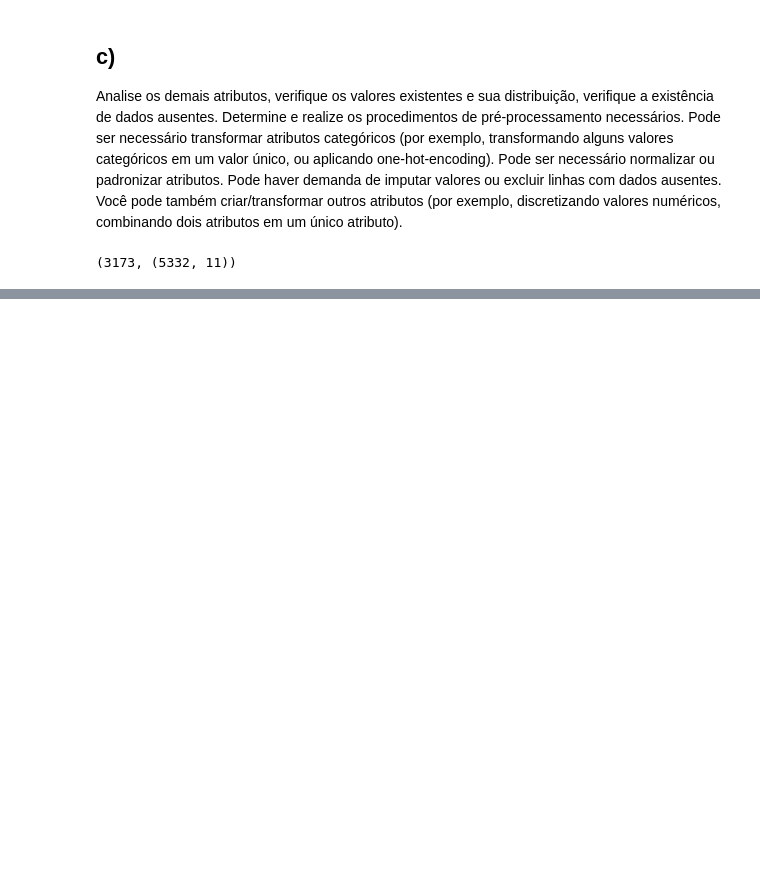
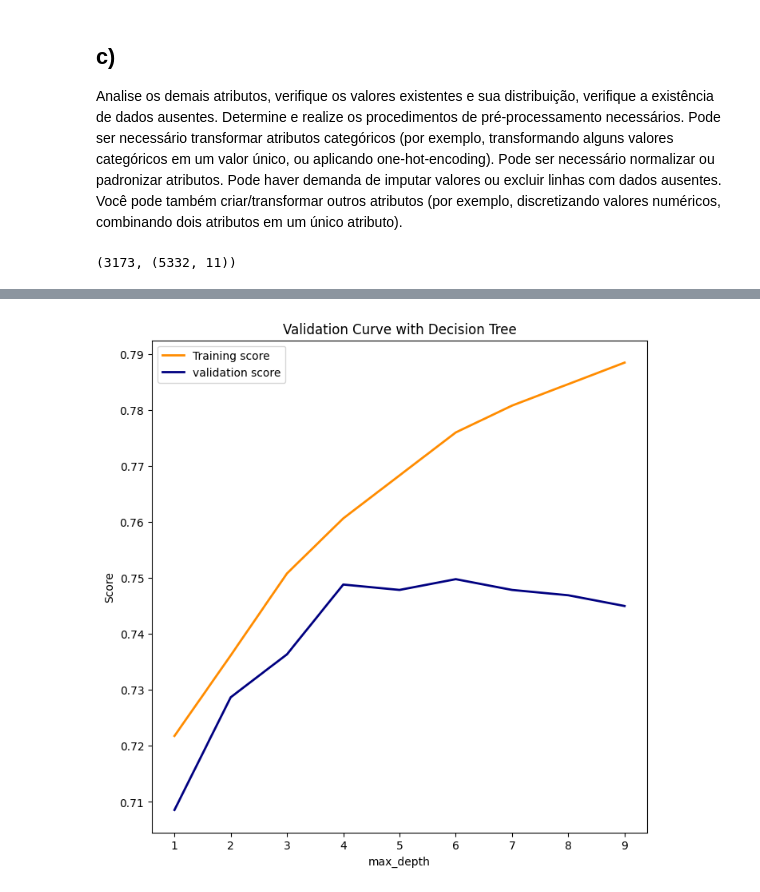
Before and after one commit to denielfer/Micro_dados_enem-2022, a Jupyter notebook: ML.ipynb, the cells around one changed output, grey strips where cells are left out. Drawn from its saved outputs; the diff is of its cells as text; code cells hidden in the pictures; blank space fills up the shorter version.

```diff
--- a/ML.ipynb
+++ b/ML.ipynb
@@ -115,0 +128,16 @@ db_
+# %%
+from sklearn import  metrics
+from sklearn.model_selection import cross_validate
+from sklearn.tree import DecisionTreeClassifier, plot_tree
+
+X = db_.drop('result',axis='columns')
+y = db_['result']
+
+clf = DecisionTreeClassifier(max_depth=10).fit(X, y)
+
+# cross_validate also allows to specify metrics which you want to see
+mean = 0
+for i, score in enumerate(cross_validate(clf, X,y, cv=10)["test_score"]):
+    print(f"Accuracy for the fold no. {i} on the test set: {score}")
+    mean += score
+print('media das accuracy: ',mean/(i+1))
@@ -115,0 +183,35 @@ db_
+# %%
+
+from sklearn.model_selection import validation_curve
+from sklearn.model_selection import ShuffleSplit
+import numpy as np
+
+import matplotlib.pyplot as plt
+
+param_range = np.arange(1, 10, 1)
+
+rs = ShuffleSplit(n_splits=1, test_size=.20)
+
+train_scores, test_scores = validation_curve(
+    DecisionTreeClassifier(), X=X, y=y, param_name="max_depth",
+    param_range=param_range, cv=rs.split(X), scoring="accuracy" )
+
+
+train_scores_mean = np.mean(train_scores, axis=1)
+train_scores_std = np.std(train_scores, axis=1)
+test_scores_mean = np.mean(test_scores, axis=1)
+test_scores_std = np.std(test_scores, axis=1)
+
+fig, ax = plt.subplots(figsize=(8, 8))
+plt.title("Validation Curve with Decision Tree")
+plt.xlabel("max_depth")
+plt.ylabel("Score")
+#plt.ylim(0.0, 1.1)
+plt.plot(param_range, train_scores_mean, label="Training score",
+             color="darkorange", lw=2)
+plt.plot(param_range, test_scores_mean, label="validation score",
+             color="navy", lw=2)
+plt.legend(loc="best")
+plt.show()
+# %% [output]
+[figure, added]
```
Also changed, not shown: parts of 6 cells of this notebook, 2 other files.
